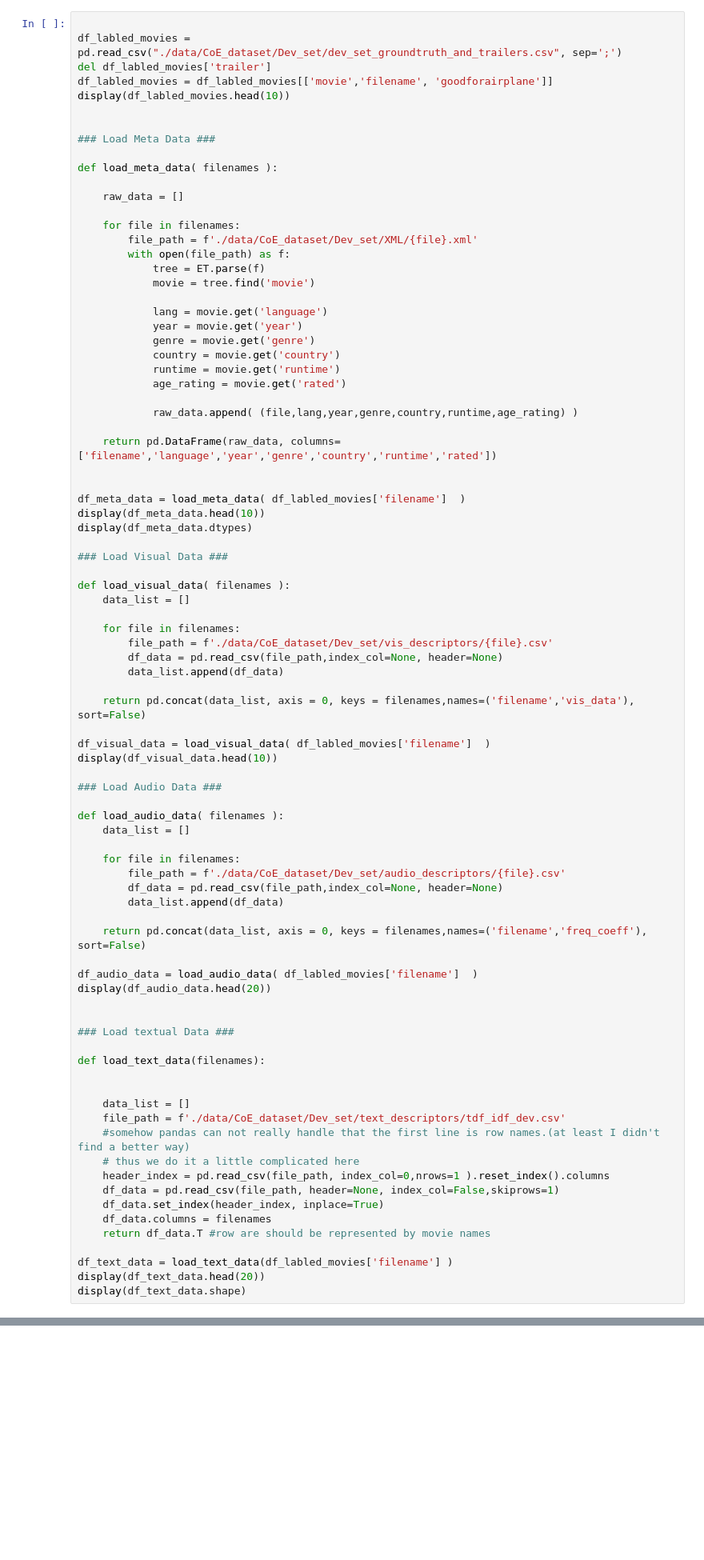
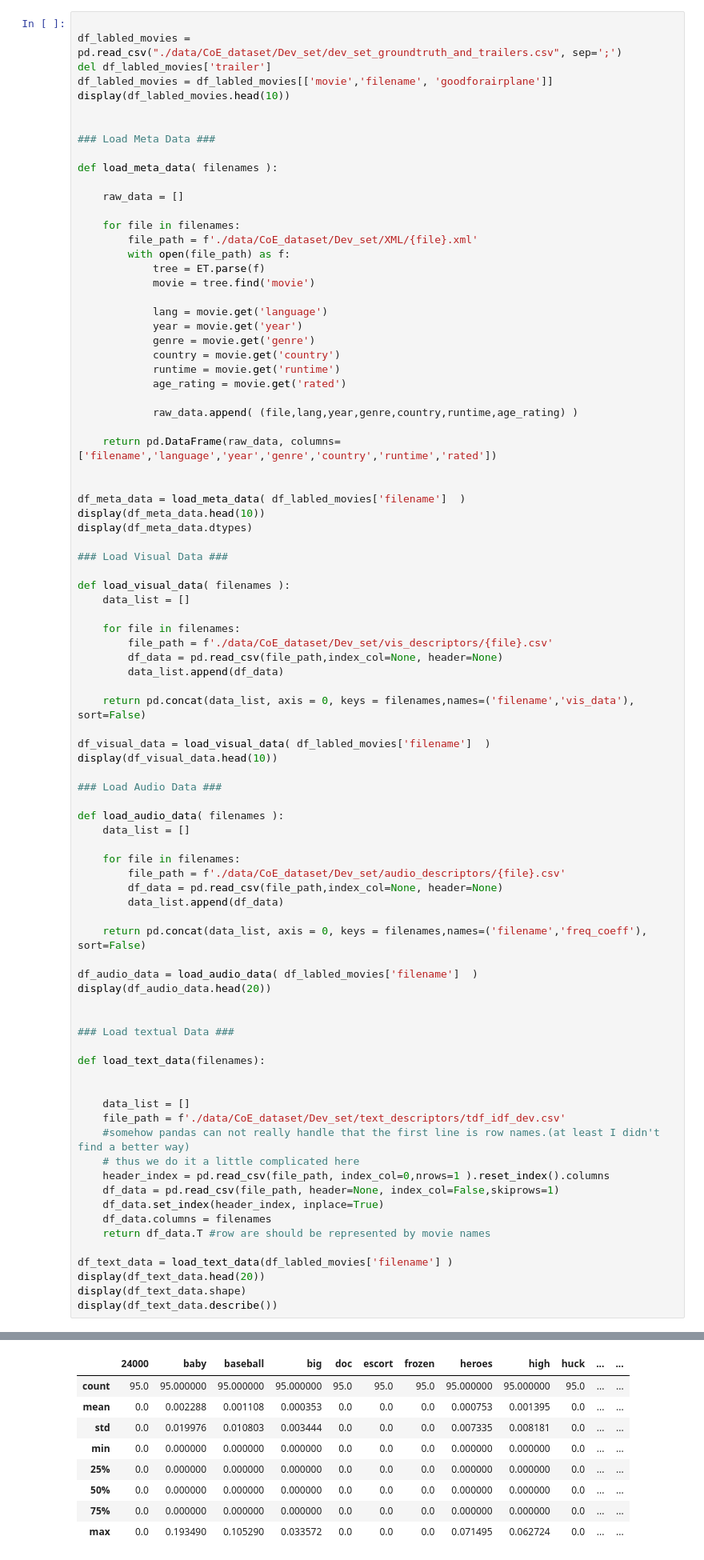
Before and after one commit to patrickFuerst/CoE_task, a Jupyter notebook: classifier_selection.ipynb, the cells around one changed output, grey strips where cells are left out. Shown: that part at 80% size. Cells and saved outputs as stored; diff of their text form; blank space fills up the shorter version.

```diff
--- a/classifier_selection.ipynb
+++ b/classifier_selection.ipynb
@@ -119,6 +123,7 @@ def load_text_data(filenames):
 df_text_data = load_text_data(df_labled_movies['filename'] )
 display(df_text_data.head(20))
 display(df_text_data.shape)
+display(df_text_data.describe())
 # %% [output]
 |  | movie | filename | goodforairplane |
 | 0 | Seventh Son | Seventh_Son | 1 |
@@ -175,30 +180,39 @@ dtype: object
 |  | 7 | NaN | NaN | NaN | NaN | NaN | NaN | NaN | -2.63550 | -1.67510 | -6.13000 | ... |
 |  | 8 | NaN | NaN | NaN | NaN | NaN | NaN | NaN | -0.33020 | 1.28230 | -0.95568 | ... |
 |  | 9 | NaN | NaN | NaN | NaN | NaN | NaN | NaN | 0.25014 | 7.69770 | 11.97200 | ... |
 | ... | ... | ... | ... | ... | ... | ... | ... | ... | ... | ... | ... | ... |
 |  | 2 | NaN | NaN | NaN | NaN | NaN | NaN | NaN | NaN | NaN | NaN | ... |
 |  | 3 | NaN | NaN | NaN | NaN | NaN | NaN | NaN | NaN | NaN | NaN | ... |
 |  | 4 | NaN | NaN | NaN | NaN | NaN | NaN | NaN | NaN | NaN | NaN | ... |
 |  | 5 | NaN | NaN | NaN | NaN | NaN | NaN | NaN | NaN | NaN | NaN | ... |
 |  | 6 | NaN | NaN | NaN | NaN | NaN | NaN | NaN | NaN | NaN | NaN | ... |
 20 rows × 23088 columns
 |  | 24000 | baby | baseball | big | doc | escort | frozen | heroes | high | huck | ... | ... |
 | filename |  |  |  |  |  |  |  |  |  |  |  | ... |
 | Seventh_Son | 0.0 | 0.00000 | 0.0 | 0.0 | 0.0 | 0.0 | 0.0 | 0.000000 | 0.0 | 0.0 | ... | ... |
 | Welcome_to_Me | 0.0 | 0.00000 | 0.0 | 0.0 | 0.0 | 0.0 | 0.0 | 0.000000 | 0.0 | 0.0 | ... | ... |
 | The_Judge | 0.0 | 0.00000 | 0.0 | 0.0 | 0.0 | 0.0 | 0.0 | 0.000000 | 0.0 | 0.0 | ... | ... |
 | Transformers__Age_of_Extinction | 0.0 | 0.00000 | 0.0 | 0.0 | 0.0 | 0.0 | 0.0 | 0.000000 | 0.0 | 0.0 | ... | ... |
 | The_Normal_Heart | 0.0 | 0.00000 | 0.0 | 0.0 | 0.0 | 0.0 | 0.0 | 0.000000 | 0.0 | 0.0 | ... | ... |
 | The_Phantom_Tollbooth | 0.0 | 0.00000 | 0.0 | 0.0 | 0.0 | 0.0 | 0.0 | 0.000000 | 0.0 | 0.0 | ... | ... |
 | Andaz_Apna_Apna | 0.0 | 0.00000 | 0.0 | 0.0 | 0.0 | 0.0 | 0.0 | 0.000000 | 0.0 | 0.0 | ... | ... |
 | Hotel_Transylvania | 0.0 | 0.00000 | 0.0 | 0.0 | 0.0 | 0.0 | 0.0 | 0.000000 | 0.0 | 0.0 | ... | ... |
 | The_Matrix | 0.0 | 0.00000 | 0.0 | 0.0 | 0.0 | 0.0 | 0.0 | 0.000000 | 0.0 | 0.0 | ... | ... |
 | Into_the_Wild | 0.0 | 0.00000 | 0.0 | 0.0 | 0.0 | 0.0 | 0.0 | 0.000000 | 0.0 | 0.0 | ... | ... |
 | ... | ... | ... | ... | ... | ... | ... | ... | ... | ... | ... | ... | ... |
 | Anna_Karenina | 0.0 | 0.00000 | 0.0 | 0.0 | 0.0 | 0.0 | 0.0 | 0.000000 | 0.0 | 0.0 | ... | ... |
 | American_Gangster | 0.0 | 0.00000 | 0.0 | 0.0 | 0.0 | 0.0 | 0.0 | 0.000000 | 0.0 | 0.0 | ... | ... |
 | Full_Metal_Jacket | 0.0 | 0.00000 | 0.0 | 0.0 | 0.0 | 0.0 | 0.0 | 0.000000 | 0.0 | 0.0 | ... | ... |
 | Words_and_Pictures | 0.0 | 0.00000 | 0.0 | 0.0 | 0.0 | 0.0 | 0.0 | 0.000000 | 0.0 | 0.0 | ... | ... |
 | John_Wick | 0.0 | 0.19349 | 0.0 | 0.0 | 0.0 | 0.0 | 0.0 | 0.000000 | 0.0 | 0.0 | ... | ... |
 20 rows × 3283 columns
 (95, 3283)
+|  | 24000 | baby | baseball | big | doc | escort | frozen | heroes | high | huck | ... | ... |
+| count | 95.0 | 95.000000 | 95.000000 | 95.000000 | 95.0 | 95.0 | 95.0 | 95.000000 | 95.000000 | 95.0 | ... | ... |
+| mean | 0.0 | 0.002288 | 0.001108 | 0.000353 | 0.0 | 0.0 | 0.0 | 0.000753 | 0.001395 | 0.0 | ... | ... |
+| std | 0.0 | 0.019976 | 0.010803 | 0.003444 | 0.0 | 0.0 | 0.0 | 0.007335 | 0.008181 | 0.0 | ... | ... |
+| min | 0.0 | 0.000000 | 0.000000 | 0.000000 | 0.0 | 0.0 | 0.0 | 0.000000 | 0.000000 | 0.0 | ... | ... |
+| 25% | 0.0 | 0.000000 | 0.000000 | 0.000000 | 0.0 | 0.0 | 0.0 | 0.000000 | 0.000000 | 0.0 | ... | ... |
+| 50% | 0.0 | 0.000000 | 0.000000 | 0.000000 | 0.0 | 0.0 | 0.0 | 0.000000 | 0.000000 | 0.0 | ... | ... |
+| 75% | 0.0 | 0.000000 | 0.000000 | 0.000000 | 0.0 | 0.0 | 0.0 | 0.000000 | 0.000000 | 0.0 | ... | ... |
+| max | 0.0 | 0.193490 | 0.105290 | 0.033572 | 0.0 | 0.0 | 0.0 | 0.071495 | 0.062724 | 0.0 | ... | ... |
```
Also changed, not shown: parts of 11 cells of this notebook.
